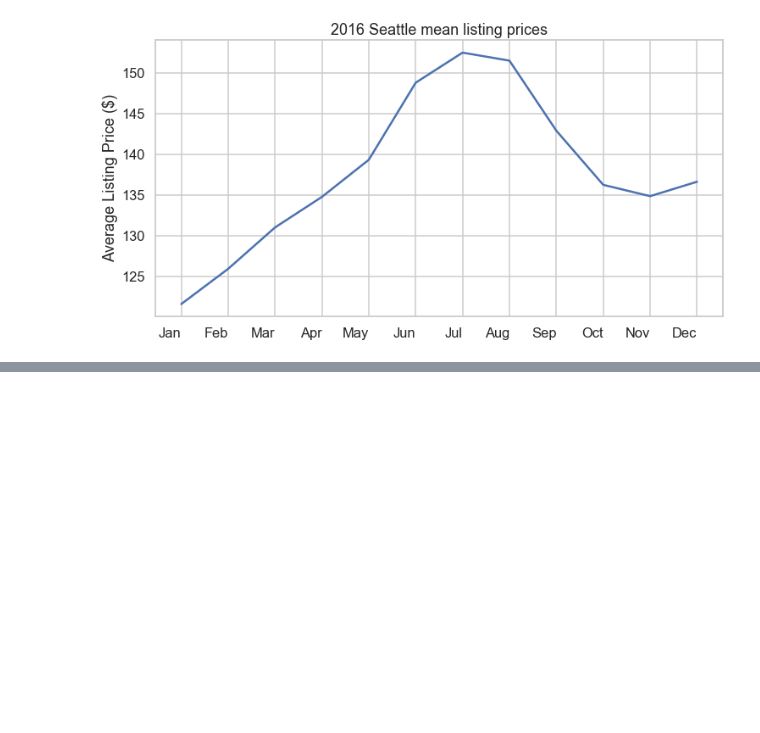
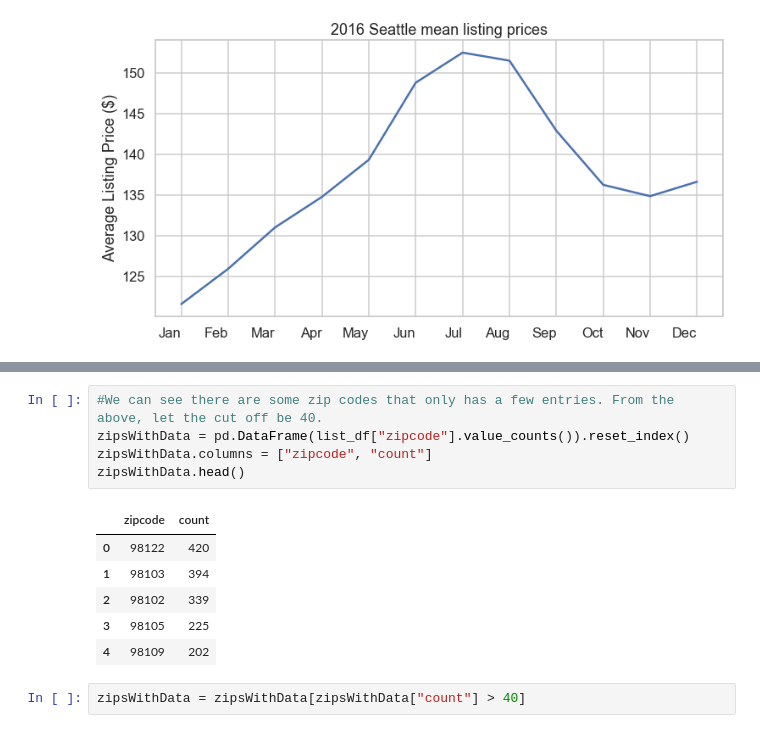
Before and after one commit to ronald-leung/Udacity-Exercises, a Jupyter notebook: DataScienceNanoDegree/Project1/Udacity Data Science Project 1 - AirBnB data.ipynb, the cells around one changed output, grey strips where cells are left out. Drawn from its saved outputs; the diff is of its cells as text; blank space fills up the shorter version.

```diff
--- a/DataScienceNanoDegree/Project1/Udacity Data Science Project 1 - AirBnB data.ipynb
+++ b/DataScienceNanoDegree/Project1/Udacity Data Science Project 1 - AirBnB data.ipynb
@@ -281,0 +303,14 @@ Text(0.5, 1.0, '2016 Seattle mean listing prices')
+# %%
+#We can see there are some zip codes that only has a few entries. From the above, let the cut off be 40.
+zipsWithData = pd.DataFrame(list_df["zipcode"].value_counts()).reset_index()
+zipsWithData.columns = ["zipcode", "count"]
+zipsWithData.head()
+# %% [output]
+|  | zipcode | count |
+| 0 | 98122 | 420 |
+| 1 | 98103 | 394 |
+| 2 | 98102 | 339 |
+| 3 | 98105 | 225 |
+| 4 | 98109 | 202 |
+# %%
+zipsWithData = zipsWithData[zipsWithData["count"] > 40]
```
Also changed, not shown: parts of 11 cells of this notebook, 1 other file.
